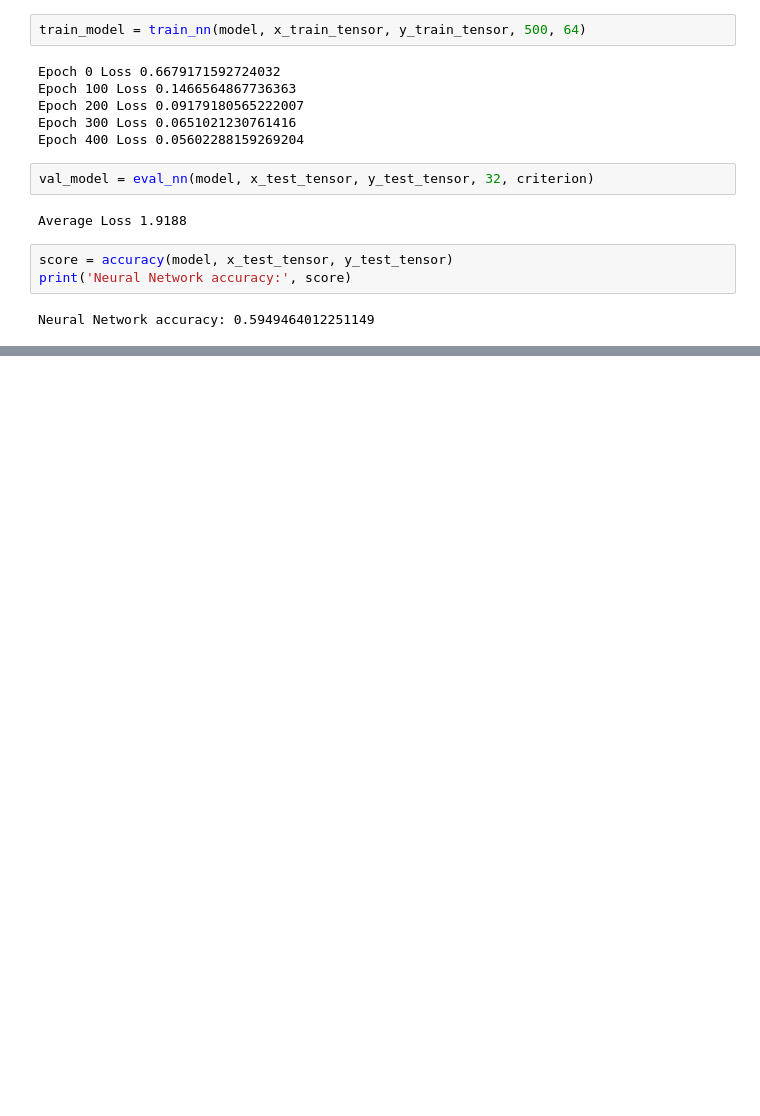
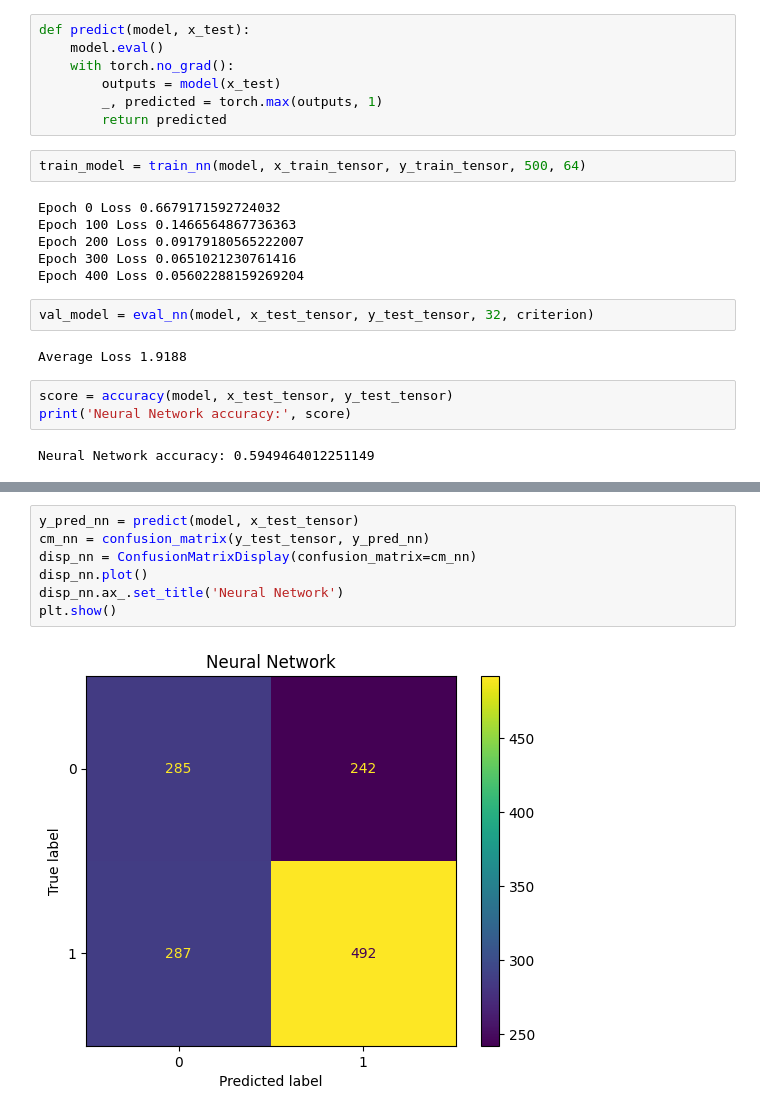
Before and after one commit to shahintaesheikh/UFC-ML-Notebook, a Jupyter notebook: ufc-predict.ipynb, the cells around one changed output, grey strips where cells are left out. Drawn from its saved outputs; the diff is of its cells as text; blank space fills up the shorter version.

```diff
--- a/ufc-predict.ipynb
+++ b/ufc-predict.ipynb
@@ -304,6 +304,13 @@ def accuracy(model, x_test, y_test):
 
         accuracy = (predicted == y_test).sum().item() / len(y_test)
         return accuracy
+# %%
+def predict(model, x_test):
+    model.eval()
+    with torch.no_grad():
+        outputs = model(x_test)
+        _, predicted = torch.max(outputs, 1)
+        return predicted
 # %%
 train_model = train_nn(model, x_train_tensor, y_train_tensor, 500, 64)
 # %% [output]
@@ -327,0 +375,9 @@ scores
+# %%
+y_pred_nn = predict(model, x_test_tensor)
+cm_nn = confusion_matrix(y_test_tensor, y_pred_nn)
+disp_nn = ConfusionMatrixDisplay(confusion_matrix=cm_nn)
+disp_nn.plot()
+disp_nn.ax_.set_title('Neural Network')
+plt.show()
+# %% [output]
+[figure, added]
```
Also changed, not shown: parts of 7 cells of this notebook.
